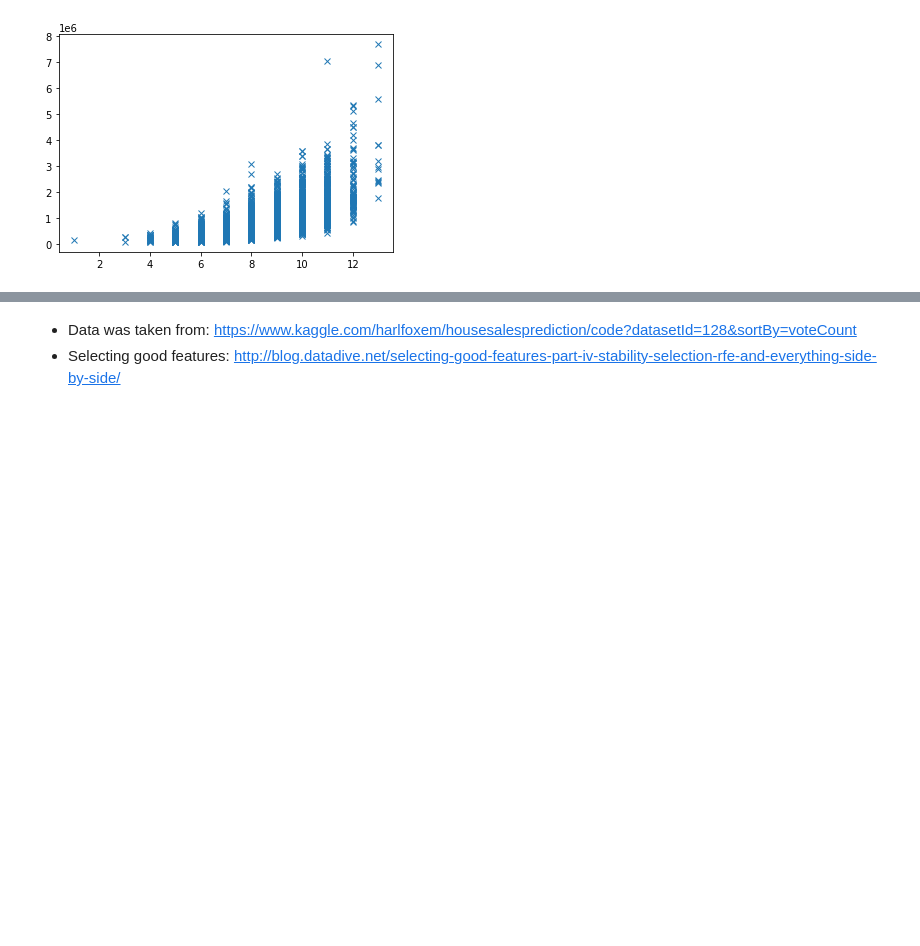
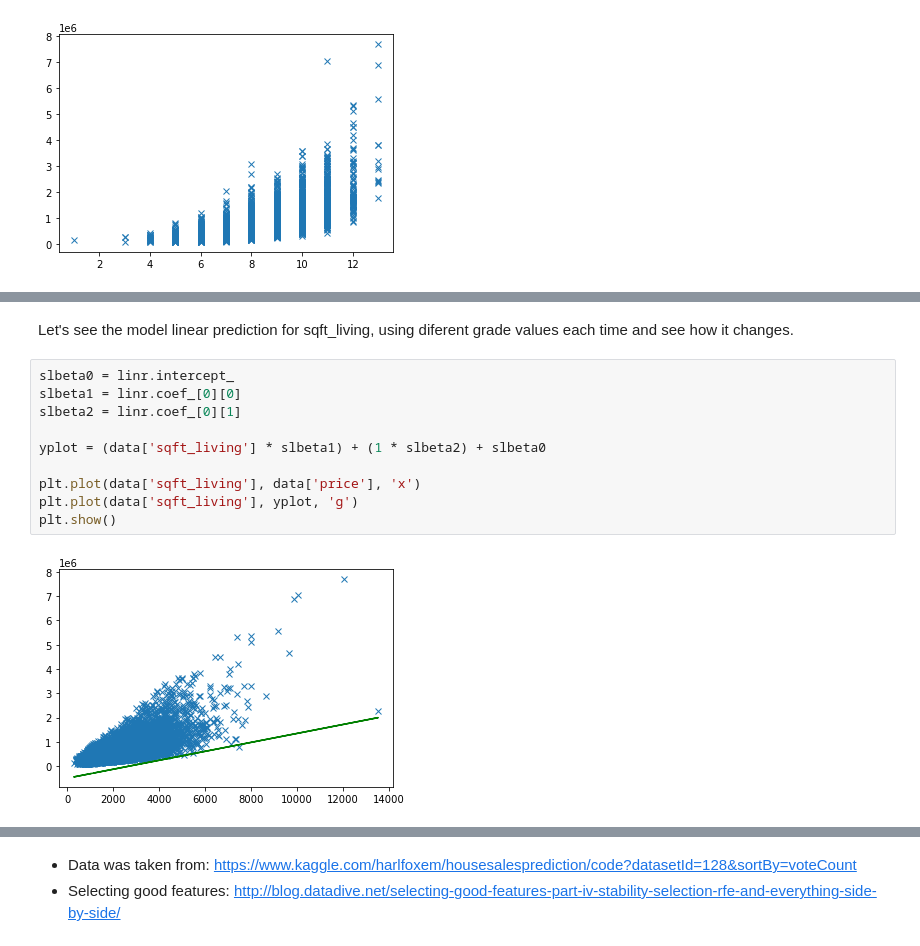
Before and after one commit to eon129/pytorch_tests, a Jupyter notebook: MultipleRegression.ipynb, the cells around one changed output, grey strips where cells are left out. Drawn from its saved outputs; the diff is of its cells as text; blank space fills up the shorter version.

```diff
--- a/MultipleRegression.ipynb
+++ b/MultipleRegression.ipynb
@@ -145,0 +140,14 @@ print(linr.predict(np.array([[8000, 5]])))
+# %% [markdown]
+Let's see the model linear prediction for sqft_living, using diferent grade values each time and see how it changes.
+# %%
+slbeta0 = linr.intercept_
+slbeta1 = linr.coef_[0][0]
+slbeta2 = linr.coef_[0][1]
+
+yplot = (data['sqft_living'] * slbeta1) + (1 * slbeta2) + slbeta0
+
+plt.plot(data['sqft_living'], data['price'], 'x')
+plt.plot(data['sqft_living'], yplot, 'g')
+plt.show()
+# %% [output]
+[figure, added]
```
Also changed, not shown: parts of 19 cells of this notebook.
